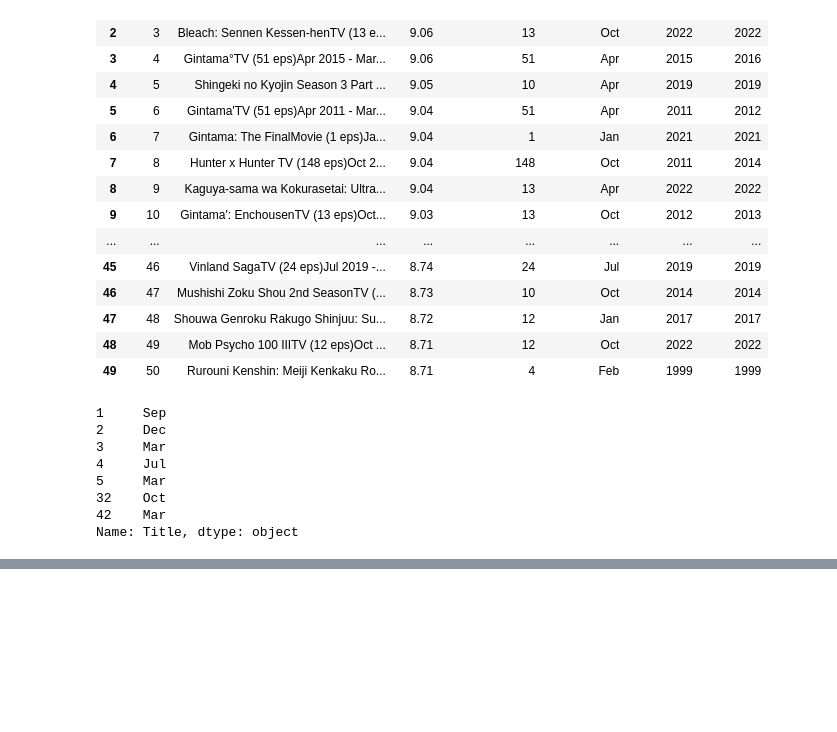
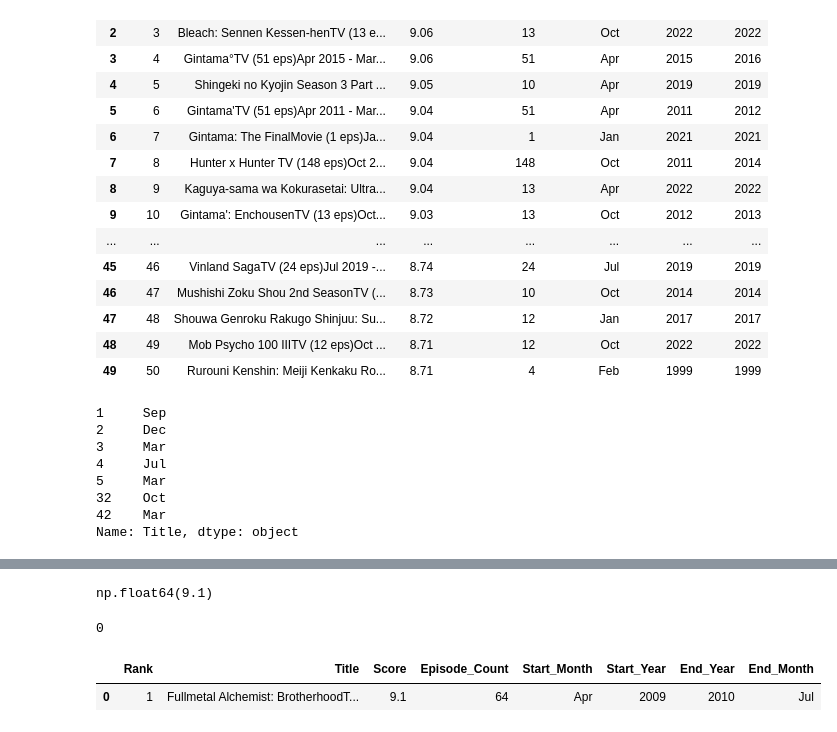
Before and after one commit to Tanish-30-08-2006/data-cleaning-extraction-visualization, a Jupyter notebook: Pandas Learning/Feature Extraction/Anime_Feature_Extraction.ipynb, the cells around one changed output, grey strips where cells are left out. Cells and saved outputs as stored; diff of their text form; code cells hidden in the pictures; blank space fills up the shorter version.

Commit message:
feat: updated anime feature extraction with Q3-part1  preprocessing and analysis

```diff
--- a/Pandas Learning/Feature Extraction/Anime_Feature_Extraction.ipynb
+++ b/Pandas Learning/Feature Extraction/Anime_Feature_Extraction.ipynb
@@ -682,3 +682,27 @@ df.head()
 # 7--> which is the longest running anime
 # %%
 #--------------------Q:3---------------------#
+
+# highest score for any anime
+
+max_score = df['Score'].max()
+display(max_score)
+
+# which index had the highest score
+
+# ( first index with score 9.1 will be here )
+# if there are many anime with score as max score ALL OF THEM WILL NOT BE SHOWN BY THIS...
+max_score_index = df['Score'].idxmax(axis=0)
+display(max_score_index)
+
+# row with the max_index i.e max score
+max_score_row = df.loc[[max_score_index]]
+display(max_score_row)
+
+
+# here first appearance of 9.1 is shown for multiple anime with same max score ( rank 1) we use sorting
+# %% [output]
+np.float64(9.1)
+0
+|  | Rank | Title | Score | Episode_Count | Start_Month | Start_Year | End_Year | End_Month |
+| 0 | 1 | Fullmetal Alchemist: BrotherhoodT... | 9.1 | 64 | Apr | 2009 | 2010 | Jul |
```
